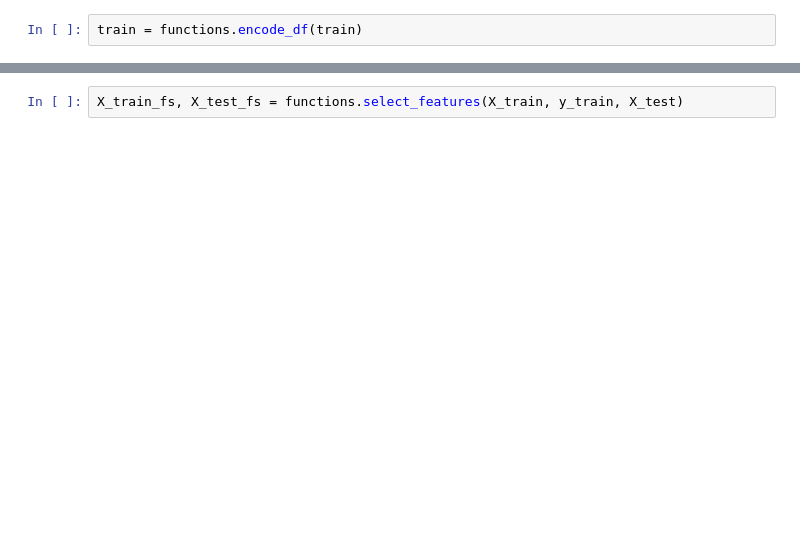
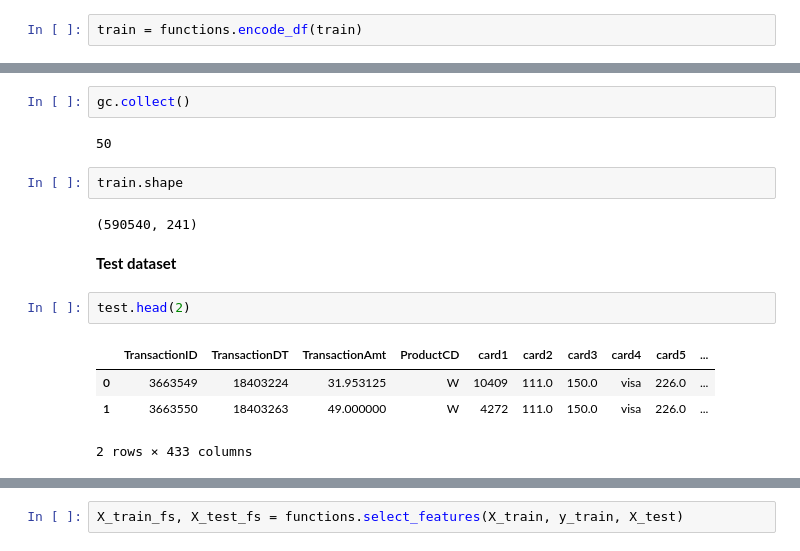
Before and after one commit to abakamousa/fraud_detection, a Jupyter notebook: Fraud_detection.ipynb, the cells around one changed output, grey strips where cells are left out. Saved outputs shown, nothing was run; the diff lists cells and outputs as text; blank space fills up the shorter version.

```diff
--- a/Fraud_detection.ipynb
+++ b/Fraud_detection.ipynb
@@ -580,0 +318,17 @@ gc.collect()
+# %%
+gc.collect()
+# %% [output]
+50
+# %%
+train.shape
+# %% [output]
+(590540, 241)
+# %% [markdown]
+**Test dataset**
+# %%
+test.head(2)
+# %% [output]
+|  | TransactionID | TransactionDT | TransactionAmt | ProductCD | card1 | card2 | card3 | card4 | card5 | ... |
+| 0 | 3663549 | 18403224 | 31.953125 | W | 10409 | 111.0 | 150.0 | visa | 226.0 | ... |
+| 1 | 3663550 | 18403263 | 49.000000 | W | 4272 | 111.0 | 150.0 | visa | 226.0 | ... |
+2 rows × 433 columns
```
Also changed, not shown: parts of 92 cells of this notebook.
